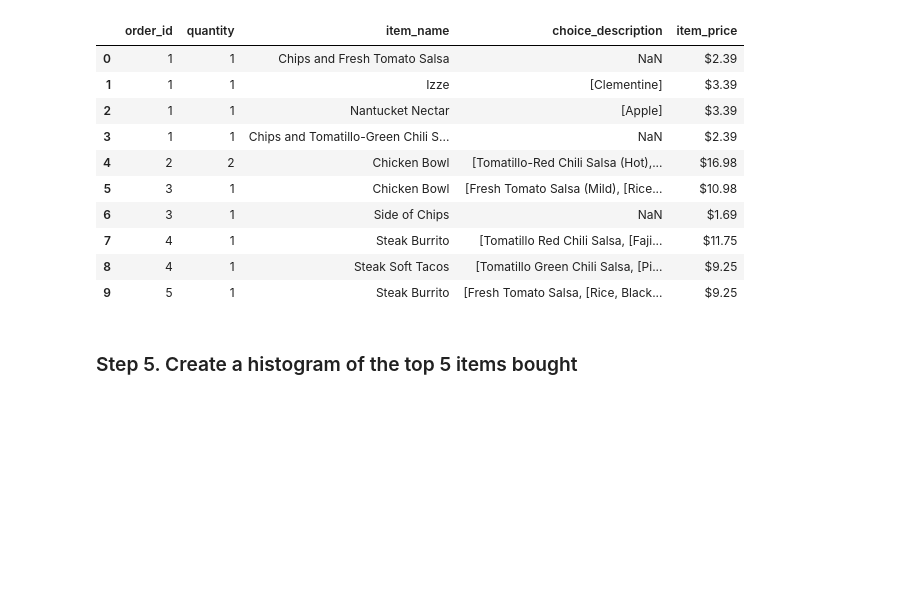
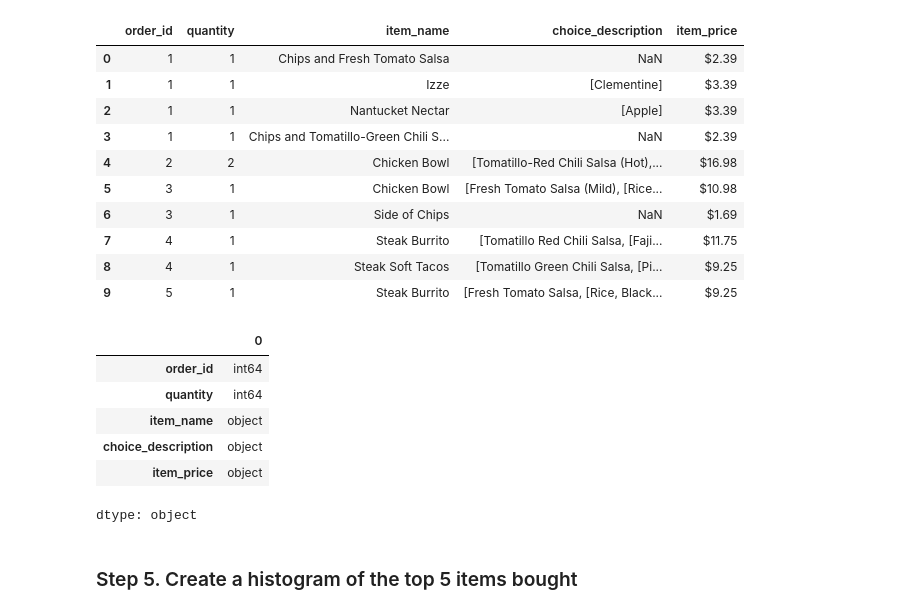
Before and after one commit to ys23-lys/ESAA, a Jupyter notebook: YB_0919(1)_exercises_chipotle_exercises.ipynb, the cells around one changed output. Cells and saved outputs as stored; diff of their text form; code cells hidden in the pictures; blank space fills up the shorter version.

```diff
--- a/YB_0919(1)_exercises_chipotle_exercises.ipynb
+++ b/YB_0919(1)_exercises_chipotle_exercises.ipynb
@@ -36,6 +36,16 @@ chipo.head(10)
 | 7 | 4 | 1 | Steak Burrito | [Tomatillo Red Chili Salsa, [Faji... | $11.75 |
 | 8 | 4 | 1 | Steak Soft Tacos | [Tomatillo Green Chili Salsa, [Pi... | $9.25 |
 | 9 | 5 | 1 | Steak Burrito | [Fresh Tomato Salsa, [Rice, Black... | $9.25 |
+# %%
+chipo.dtypes
+# %% [output]
+|  | 0 |
+| order_id | int64 |
+| quantity | int64 |
+| item_name | object |
+| choice_description | object |
+| item_price | object |
+dtype: object
 # %% [markdown]
 ### Step 5. Create a histogram of the top 5 items bought
 # %%
```
Also changed, not shown: parts of 1 cell of this notebook.
